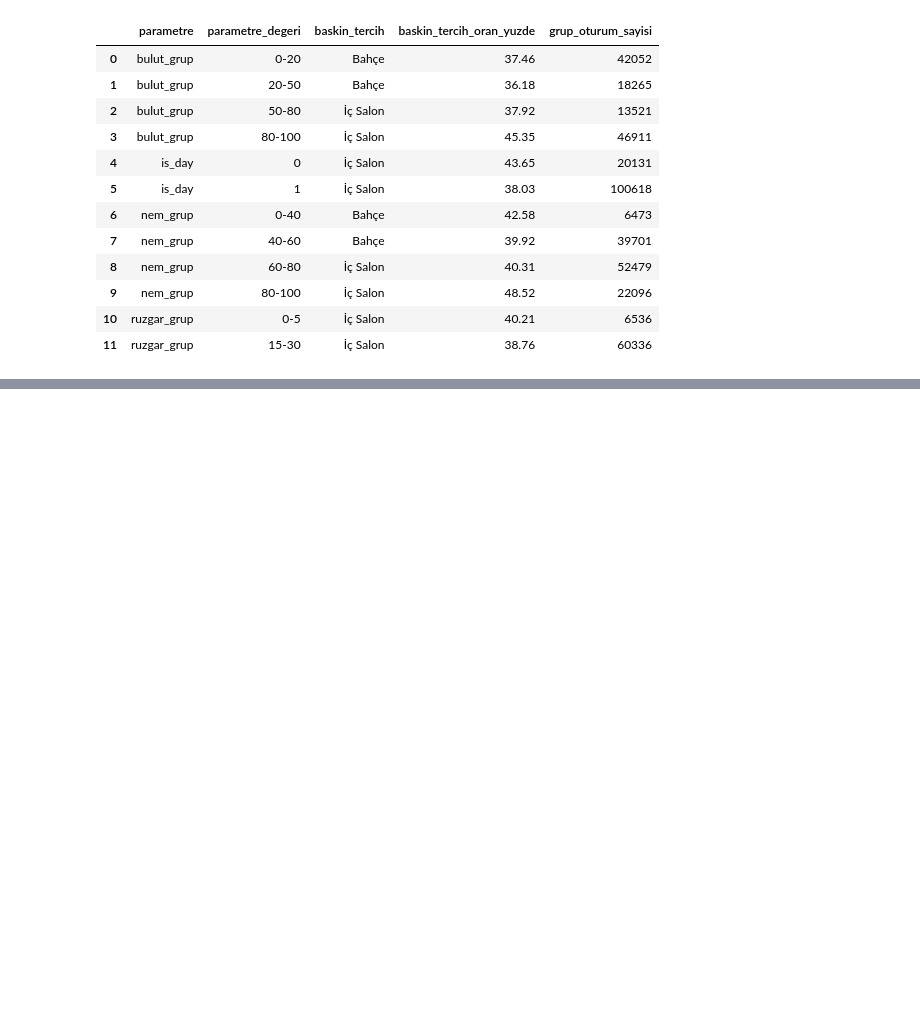
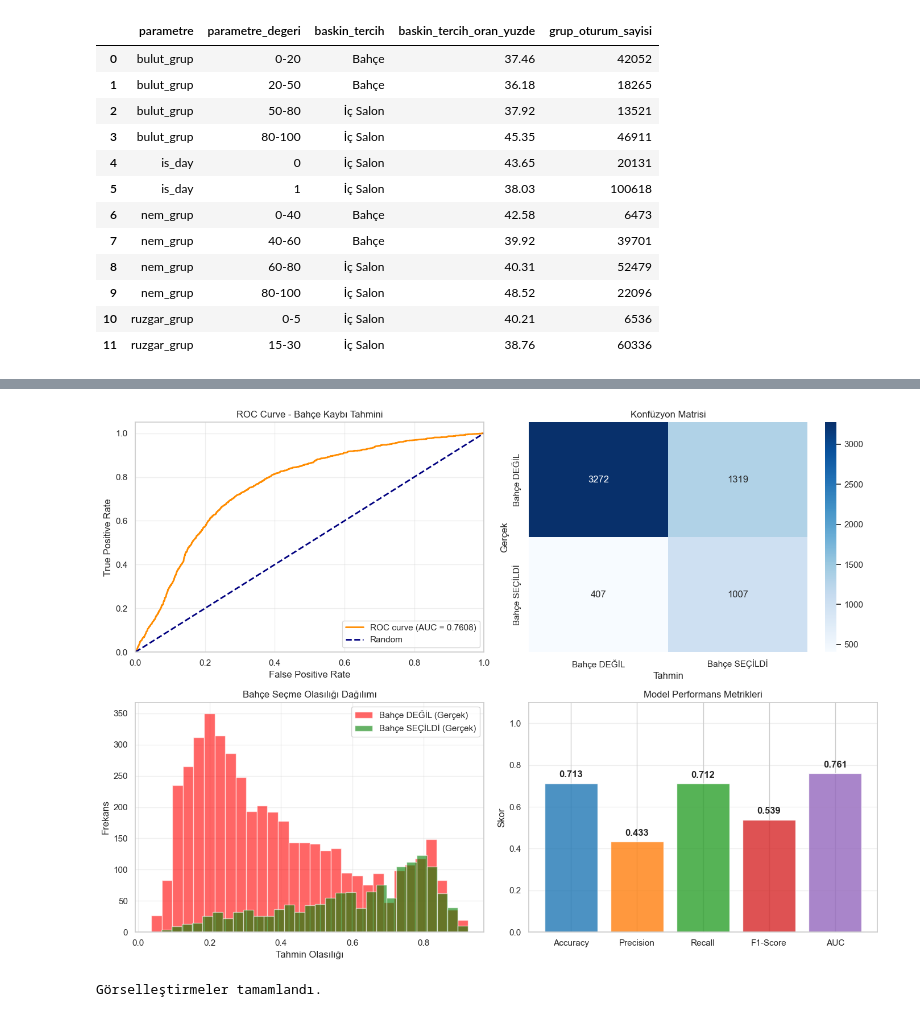
Before and after one commit to busragmsy/IoBDataAnalysis, a Jupyter notebook: musteri_tercihi_hava_2021_sonrasi.ipynb, the cells around one changed output, grey strips where cells are left out. Saved outputs shown, nothing was run; the diff lists cells and outputs as text; code cells hidden in the pictures; blank space fills up the shorter version.

```diff
--- a/musteri_tercihi_hava_2021_sonrasi.ipynb
+++ b/musteri_tercihi_hava_2021_sonrasi.ipynb
@@ -476,0 +1059,59 @@ Tek dosya cikti: Outputs\Musteri_tercihi_hava_2021_cikti\parametre_tabanli_grupl
+# %%
+
+# Görselleştirmeler
+
+fig, axes = plt.subplots(2, 2, figsize=(14, 10))
+
+# 1. ROC Curve
+fpr, tpr, _ = roc_curve(y_test_y, prob_yagis)
+roc_auc = auc(fpr, tpr)
+
+axes[0, 0].plot(fpr, tpr, color='darkorange', lw=2, label=f'ROC curve (AUC = {roc_auc:.4f})')
+axes[0, 0].plot([0, 1], [0, 1], color='navy', lw=2, linestyle='--', label='Random')
+axes[0, 0].set_xlim([0.0, 1.0])
+axes[0, 0].set_ylim([0.0, 1.05])
+axes[0, 0].set_xlabel('False Positive Rate')
+axes[0, 0].set_ylabel('True Positive Rate')
+axes[0, 0].set_title('ROC Curve - Bahçe Kaybı Tahmini')
+axes[0, 0].legend(loc="lower right")
+axes[0, 0].grid(True, alpha=0.3)
+
+# 2. Konfüzyon Matrisi
+sns.heatmap(cm, annot=True, fmt='d', cmap='Blues', ax=axes[0, 1],
+            xticklabels=['Bahçe DEĞİL', 'Bahçe SEÇİLDİ'],
+            yticklabels=['Bahçe DEĞİL', 'Bahçe SEÇİLDİ'])
+axes[0, 1].set_title('Konfüzyon Matrisi')
+axes[0, 1].set_ylabel('Gerçek')
+axes[0, 1].set_xlabel('Tahmin')
+
+# 3. Tahmin Olasılık Dağılımı
+axes[1, 0].hist(prob_yagis[y_test_y == 0], bins=30, alpha=0.6, label='Bahçe DEĞİL (Gerçek)', color='red')
+axes[1, 0].hist(prob_yagis[y_test_y == 1], bins=30, alpha=0.6, label='Bahçe SEÇİLDİ (Gerçek)', color='green')
+axes[1, 0].set_xlabel('Tahmin Olasılığı')
+axes[1, 0].set_ylabel('Frekans')
+axes[1, 0].set_title('Bahçe Seçme Olasılığı Dağılımı')
+axes[1, 0].legend()
+axes[1, 0].grid(True, alpha=0.3)
+
+# 4. Performans Metrikleri
+metrics = ['Accuracy', 'Precision', 'Recall', 'F1-Score', 'AUC']
+values = [accuracy_y, precision_y, recall_y, f1_y, auc_y]
+colors_bar = ['#1f77b4', '#ff7f0e', '#2ca02c', '#d62728', '#9467bd']
+
+axes[1, 1].bar(metrics, values, color=colors_bar, alpha=0.8)
+axes[1, 1].set_ylim([0, 1.1])
+axes[1, 1].set_ylabel('Skor')
+axes[1, 1].set_title('Model Performans Metrikleri')
+axes[1, 1].grid(True, alpha=0.3, axis='y')
+
+# Değerleri bar'ın üzerine yaz
+for i, (m, v) in enumerate(zip(metrics, values)):
+    axes[1, 1].text(i, v + 0.02, f'{v:.3f}', ha='center', va='bottom', fontweight='bold')
+
+plt.tight_layout()
+plt.show()
+
+print('\nGörselleştirmeler tamamlandı.')
+# %% [output]
+[figure, added]
+Görselleştirmeler tamamlandı.
```
Also changed, not shown: parts of 12 cells of this notebook, 5 other files.
